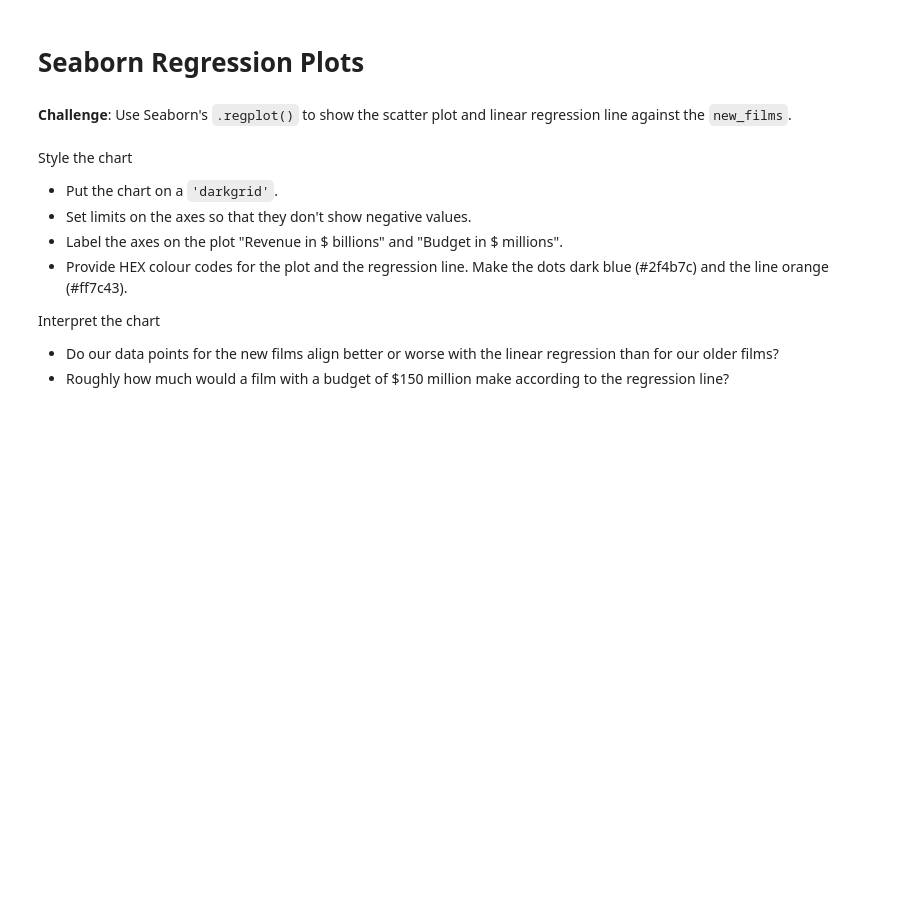
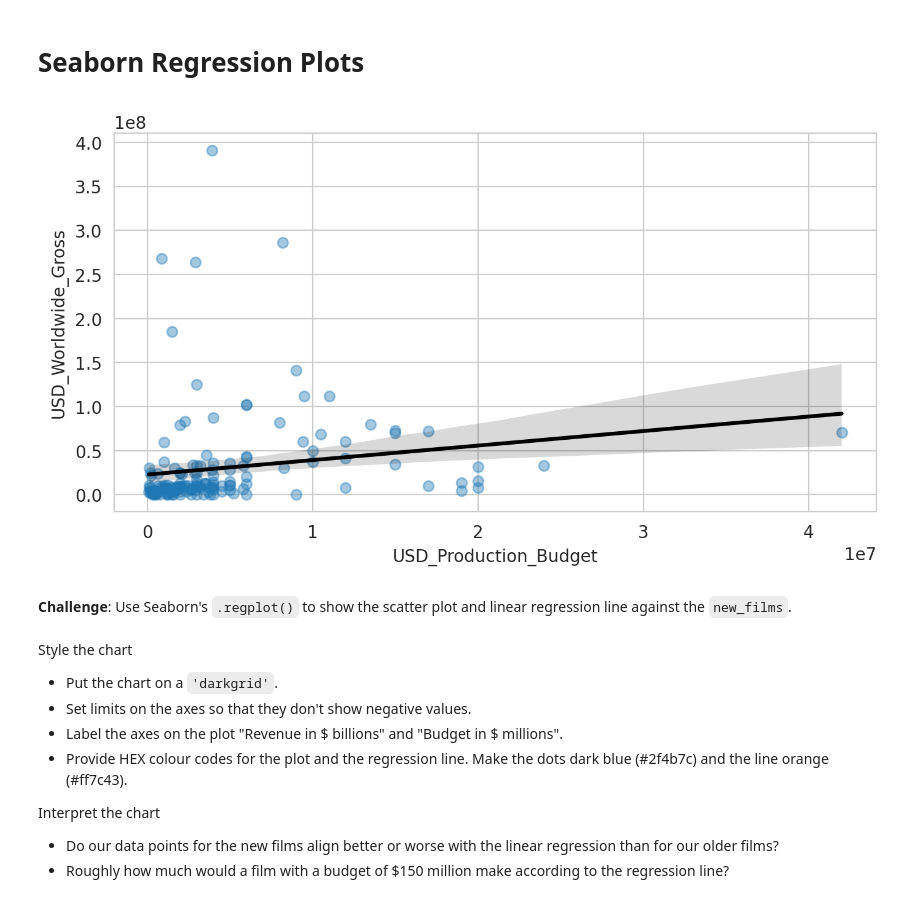
Before and after one commit to PuddiPuddi96/Python, a Jupyter notebook: 100-days-of-code/day-78/notebooks/Seaborn_and_Linear_Regression.ipynb, the cells around one changed output. Saved outputs shown, nothing was run; the diff lists cells and outputs as text; code cells hidden in the pictures; blank space fills up the shorter version.

Commit message:
[DAY-78]: Plotting linear regressions with Seaborn

```diff
--- a/100-days-of-code/day-78/notebooks/Seaborn_and_Linear_Regression.ipynb
+++ b/100-days-of-code/day-78/notebooks/Seaborn_and_Linear_Regression.ipynb
@@ -444,6 +444,27 @@ old_films.sort_values('USD_Production_Budget', ascending=False).head()
 | 148 | 2375 | 1969-10-15 | Paint Your Wagon | 20000000 | 31678778 | 31678778 | ... |
 # %% [markdown]
 # Seaborn Regression Plots
+# %%
+# Let's visualise the relationship between the movie budget and the worldwide revenue using linear regression
+
+plt.figure(figsize=(8,4), dpi=200)
+
+with sns.axes_style("whitegrid"):
+    sns.regplot(
+        data=old_films,
+        x='USD_Production_Budget',
+        y='USD_Worldwide_Gross',
+        scatter_kws = {'alpha': 0.4},
+        line_kws = {'color': 'black'}
+    )
+
+plt.show()
+
+# The relationship between the production budget and movie revenue is not very strong.
+# Many points on the left are very far away for the line,
+# so the line appears not to capture the relationship between budget and revenue very well at all
+# %% [output]
+[figure, added]
 # %% [markdown]
 **Challenge**: Use Seaborn's `.regplot()` to show the scatter plot and linear regression line against the `new_films`.
 <br>
```
Also changed, not shown: parts of 1 cell of this notebook.
